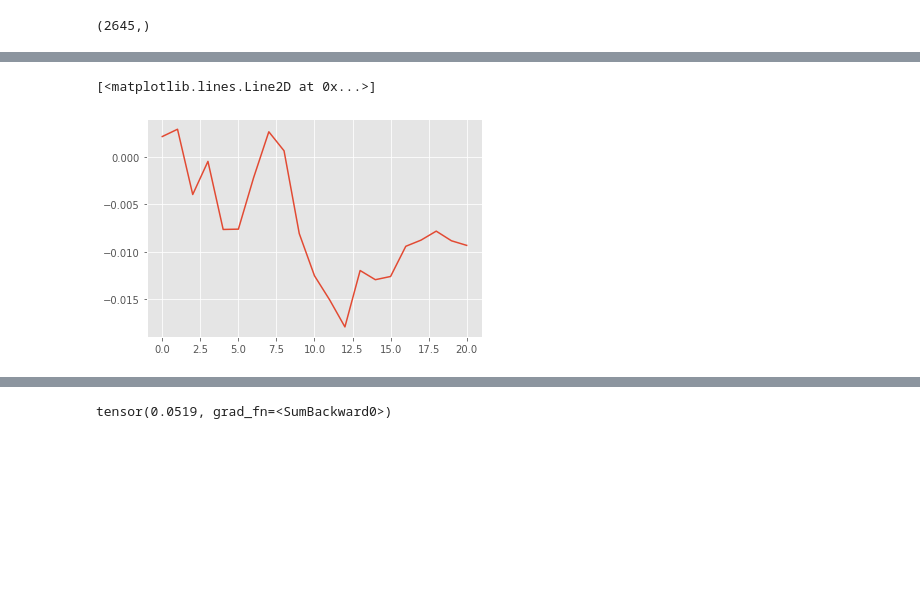
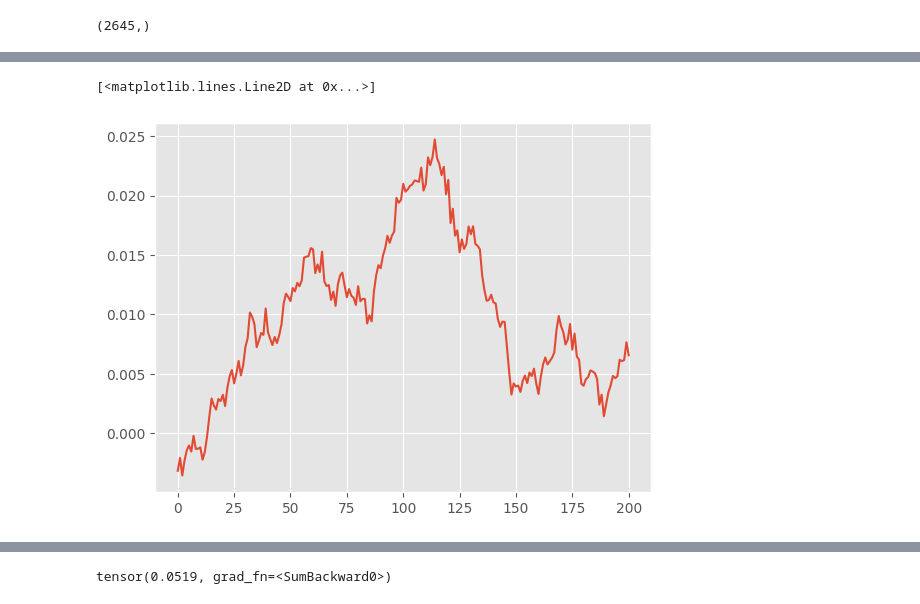
Before and after one commit to kirillzx/JDFlow, a Jupyter notebook: generator_main.ipynb, the cells around one changed output, grey strips where cells are left out. Drawn from its saved outputs; the diff is of its cells as text; code cells hidden in the pictures; blank space fills up the shorter version.

```diff
--- a/generator_main.ipynb
+++ b/generator_main.ipynb
@@ -41,7 +41,7 @@ data.shape
 def ornstein_uhlenbeck_process(n, m, mu):
     res = []
     theta = 1
-    sigma = 1
+    sigma = 0.5
     # mu = 0.0
     T = 1
 
@@ -62,9 +62,9 @@ def ornstein_uhlenbeck_process(n, m, mu):
     return np.array(res).T
 
 def dclProcess(N, M):
-    T = 10
-    theta = 3
-    delta = 2
+    T = 1
+    theta = 10
+    delta = 8
 
     Z1 = np.random.normal(0.0, 1.0, [M, N])
     X = np.zeros([M, N + 1])
@@ -95,8 +95,8 @@ plt.plot(dclProcess(100, 20).T[1])
 # %%
-plt.plot(np.mean(ornstein_uhlenbeck_process(20, 1000).T, axis=0))
+plt.plot(np.mean(ornstein_uhlenbeck_process(200, 1000, 0.0).T, axis=0))
 # %% [output]
 [<matplotlib.lines.Line2D at 0x...>]
-[figure, old version]
+[figure, new version]
 # %%
 z = np.mean(ornstein_uhlenbeck_process(2500, 100, np.mean(data)), axis=1)
 # %%
```
Also changed, not shown: parts of 28 cells of this notebook.
